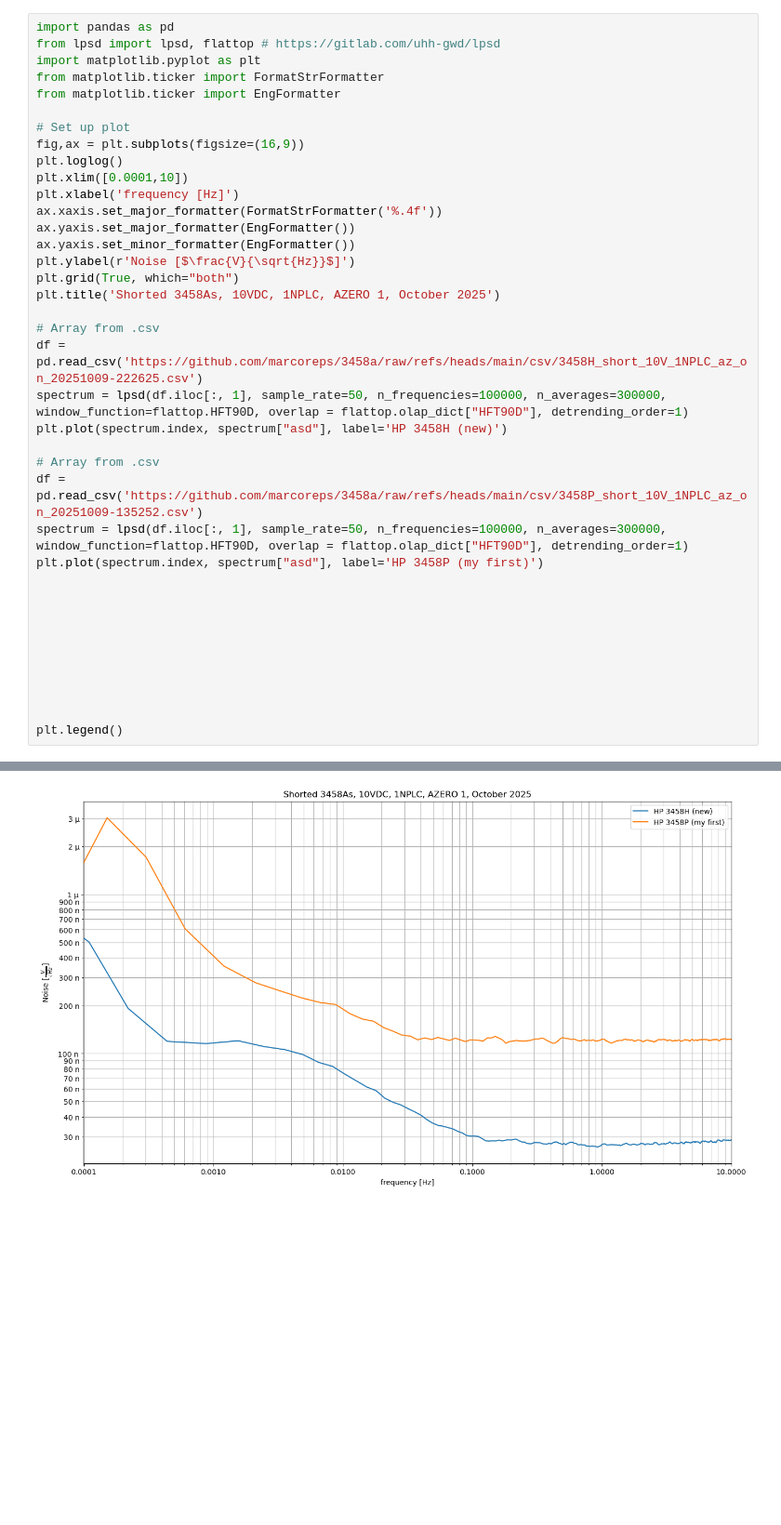
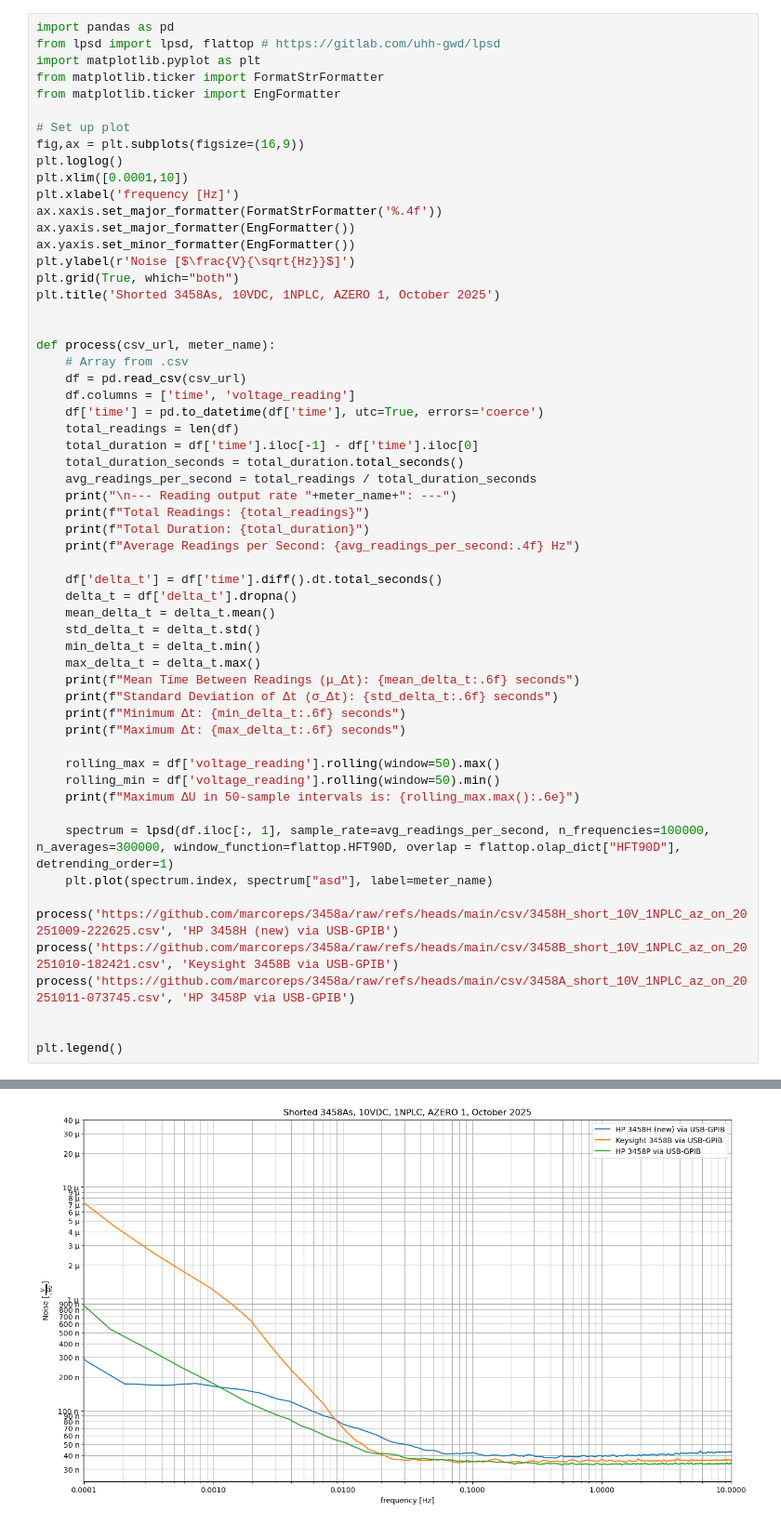
Before and after one commit to marcoreps/3458a, a Jupyter notebook: 3458A_10VDC_shorted_noise.ipynb, the cells around one changed output, grey strips where cells are left out. Shown: that part at 93% size. Drawn from its saved outputs; the diff is of its cells as text; blank space fills up the shorter version.

```diff
--- a/3458A_10VDC_shorted_noise.ipynb
+++ b/3458A_10VDC_shorted_noise.ipynb
@@ -17,22 +17,42 @@ plt.ylabel(r'Noise [$\frac{V}{\sqrt{Hz}}$]')
 plt.grid(True, which="both")
 plt.title('Shorted 3458As, 10VDC, 1NPLC, AZERO 1, October 2025')
 
-# Array from .csv
-df = pd.read_csv('https://github.com/marcoreps/3458a/raw/refs/heads/main/csv/3458H_short_10V_1NPLC_az_on_20251009-222625.csv')
-spectrum = lpsd(df.iloc[:, 1], sample_rate=50, n_frequencies=100000, n_averages=300000, window_function=flattop.HFT90D, overlap = flattop.olap_dict["HFT90D"], detrending_order=1)
-plt.plot(spectrum.index, spectrum["asd"], label='HP 3458H (new)')
 
-# Array from .csv
-df = pd.read_csv('https://github.com/marcoreps/3458a/raw/refs/heads/main/csv/3458P_short_10V_1NPLC_az_on_20251009-135252.csv')
-spectrum = lpsd(df.iloc[:, 1], sample_rate=50, n_frequencies=100000, n_averages=300000, window_function=flattop.HFT90D, overlap = flattop.olap_dict["HFT90D"], detrending_order=1)
-plt.plot(spectrum.index, spectrum["asd"], label='HP 3458P (my first)')
+def process(csv_url, meter_name):
+    # Array from .csv
+    df = pd.read_csv(csv_url)
+    df.columns = ['time', 'voltage_reading']
+    df['time'] = pd.to_datetime(df['time'], utc=True, errors='coerce')
+    total_readings = len(df)
+    total_duration = df['time'].iloc[-1] - df['time'].iloc[0]
+    total_duration_seconds = total_duration.total_seconds()
+    avg_readings_per_second = total_readings / total_duration_seconds
+    print("\n--- Reading output rate "+meter_name+": ---")
+    print(f"Total Readings: {total_readings}")
+    print(f"Total Duration: {total_duration}")
+    print(f"Average Readings per Second: {avg_readings_per_second:.4f} Hz")
 
+    df['delta_t'] = df['time'].diff().dt.total_seconds()
+    delta_t = df['delta_t'].dropna()
+    mean_delta_t = delta_t.mean()
+    std_delta_t = delta_t.std()
+    min_delta_t = delta_t.min()
+    max_delta_t = delta_t.max()
+    print(f"Mean Time Between Readings (μ_Δt): {mean_delta_t:.6f} seconds")
+    print(f"Standard Deviation of Δt (σ_Δt): {std_delta_t:.6f} seconds")
+    print(f"Minimum Δt: {min_delta_t:.6f} seconds")
+    print(f"Maximum Δt: {max_delta_t:.6f} seconds")
 
+    rolling_max = df['voltage_reading'].rolling(window=50).max()
+    rolling_min = df['voltage_reading'].rolling(window=50).min()
+    print(f"Maximum ΔU in 50-sample intervals is: {rolling_max.max():.6e}")
 
+    spectrum = lpsd(df.iloc[:, 1], sample_rate=avg_readings_per_second, n_frequencies=100000, n_averages=300000, window_function=flattop.HFT90D, overlap = flattop.olap_dict["HFT90D"], detrending_order=1)
+    plt.plot(spectrum.index, spectrum["asd"], label=meter_name)
 
-
-
-
+process('https://github.com/marcoreps/3458a/raw/refs/heads/main/csv/3458H_short_10V_1NPLC_az_on_20251009-222625.csv', 'HP 3458H (new) via USB-GPIB')
+process('https://github.com/marcoreps/3458a/raw/refs/heads/main/csv/3458B_short_10V_1NPLC_az_on_20251010-182421.csv', 'Keysight 3458B via USB-GPIB')
+process('https://github.com/marcoreps/3458a/raw/refs/heads/main/csv/3458A_short_10V_1NPLC_az_on_20251011-073745.csv', 'HP 3458P via USB-GPIB')
 
 
 plt.legend()
@@ -41 +78 @@ plt.legend()
-[figure, old version]
+[figure, new version]
```
Also changed, not shown: parts of 1 cell of this notebook.
